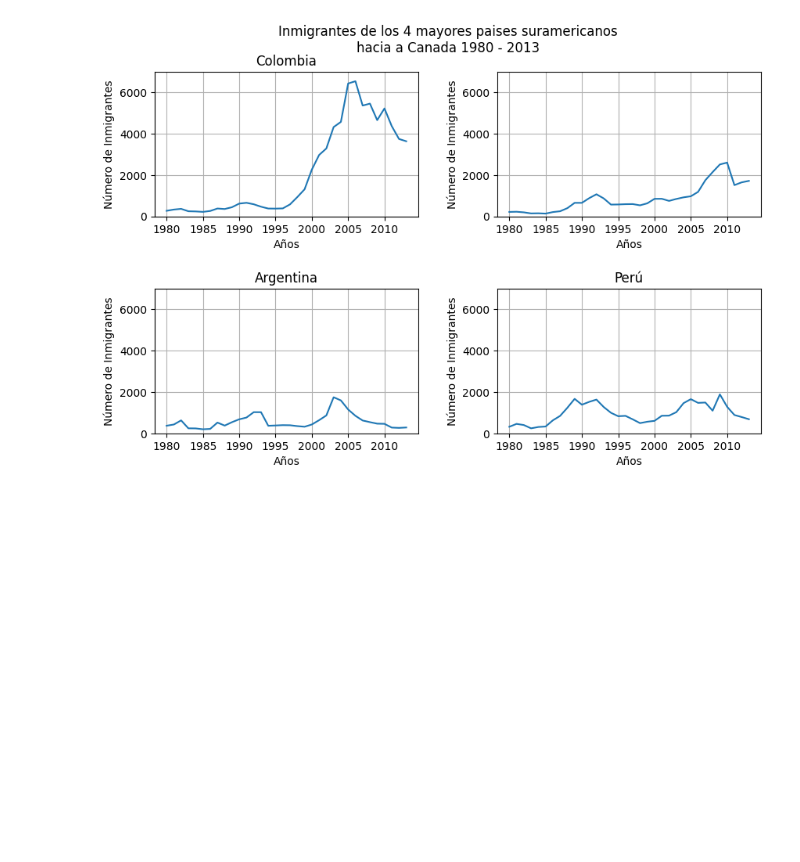
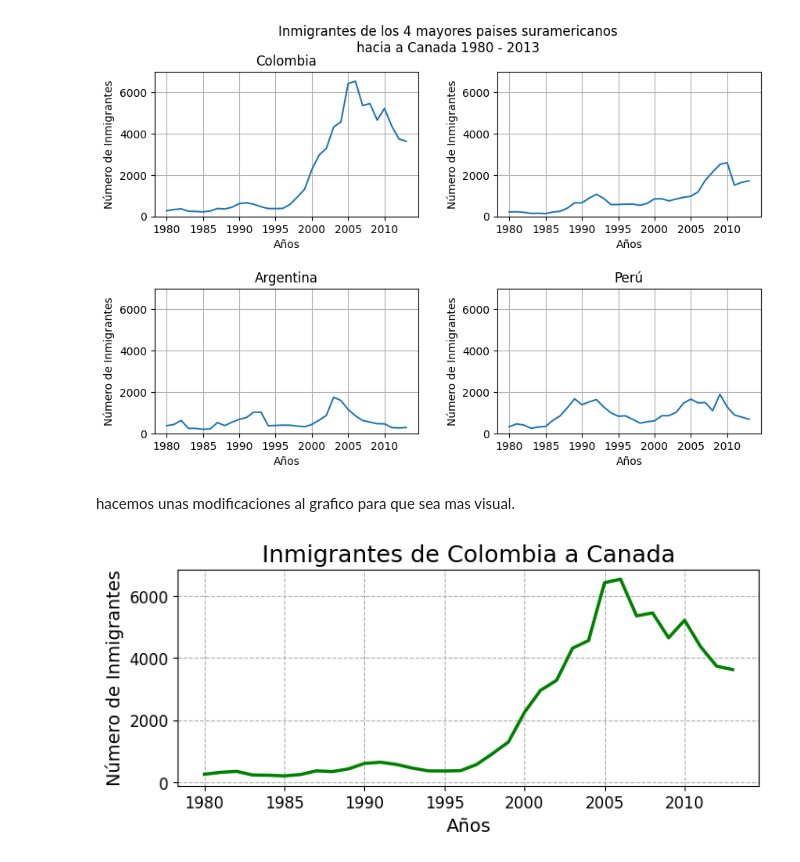
Before and after one commit to Eliecer91/Eliecer91.github.io, a Jupyter notebook: Visualizacion_Datos.ipynb, the cells around one changed output. Saved outputs shown, nothing was run; the diff lists cells and outputs as text; code cells hidden in the pictures; blank space fills up the shorter version.

```diff
--- a/Visualizacion_Datos.ipynb
+++ b/Visualizacion_Datos.ipynb
@@ -228,3 +228,18 @@ for ax in axs.flat:
 plt.show()
 # %% [output]
 [figure]
+# %% [markdown]
+hacemos unas modificaciones al grafico para que sea mas visual.
+# %%
+fig, ax = plt.subplots(figsize=(8,3))
+ax.plot(datos_col['Año'],datos_col['Inmigrantes'], lw=2.5,color='g')
+ax.xaxis.set_major_locator(plt.MultipleLocator(5))
+ax.set_title('Inmigrantes de Colombia a Canada', fontsize=18)
+ax.set_xlabel('Años', fontsize=14)
+ax.set_ylabel('Número de Inmigrantes', fontsize=14)
+ax.xaxis.set_tick_params(labelsize=12)
+ax.yaxis.set_tick_params(labelsize=12)
+ax.grid(linestyle='--')
+plt.show()
+# %% [output]
+[figure, added]
```
Also changed, not shown: parts of 10 cells of this notebook.
